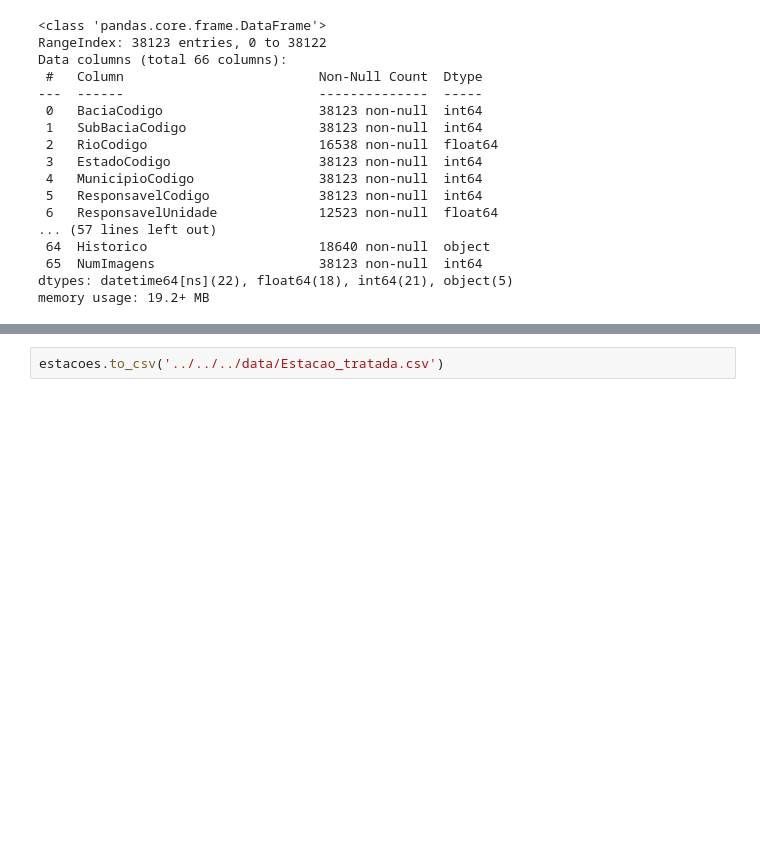
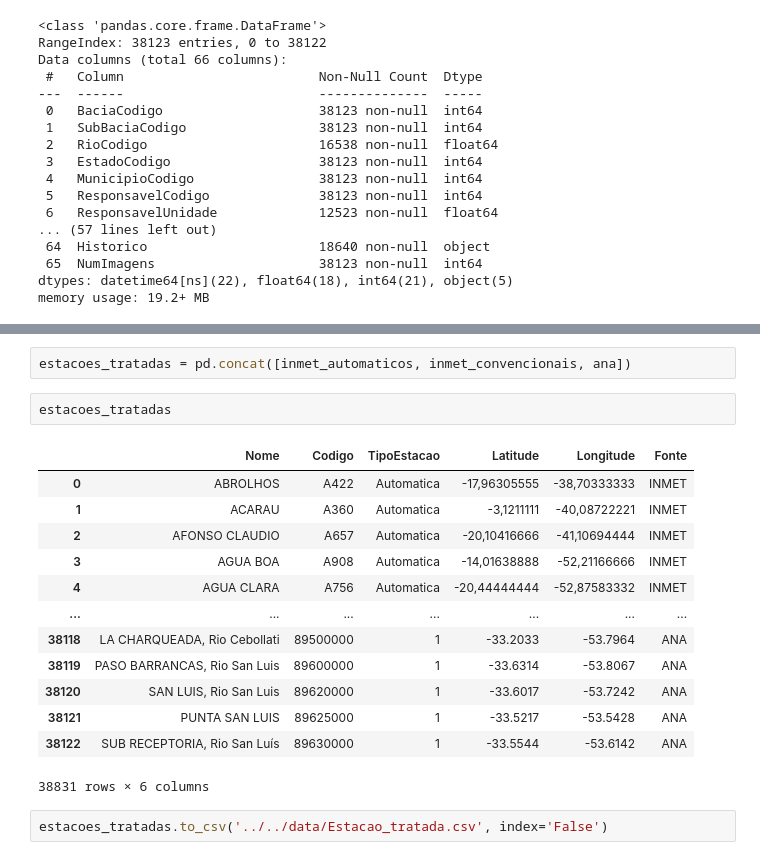
Before and after one commit to Renatolopo/Agriclima, a Jupyter notebook: app-web/AgriClima/tratamento_estacoes.ipynb, the cells around one changed output, grey strips where cells are left out. Saved outputs shown, nothing was run; the diff lists cells and outputs as text; blank space fills up the shorter version.

```diff
--- a/app-web/AgriClima/tratamento_estacoes.ipynb
+++ b/app-web/AgriClima/tratamento_estacoes.ipynb
@@ -90,2 +112,20 @@ ModuleNotFoundError: No module named 'AppAgriClima'
+# %%
+estacoes_tratadas = pd.concat([inmet_automaticos, inmet_convencionais, ana])
+# %%
+estacoes_tratadas
+# %% [output]
+|  | Nome | Codigo | TipoEstacao | Latitude | Longitude | Fonte |
+| 0 | ABROLHOS | A422 | Automatica | -17,96305555 | -38,70333333 | INMET |
+| 1 | ACARAU | A360 | Automatica | -3,1211111 | -40,08722221 | INMET |
+| 2 | AFONSO CLAUDIO | A657 | Automatica | -20,10416666 | -41,10694444 | INMET |
+| 3 | AGUA BOA | A908 | Automatica | -14,01638888 | -52,21166666 | INMET |
+| 4 | AGUA CLARA | A756 | Automatica | -20,44444444 | -52,87583332 | INMET |
+| ... | ... | ... | ... | ... | ... | ... |
+| 38118 | LA CHARQUEADA, Rio Cebollati | 89500000 | 1 | -33.2033 | -53.7964 | ANA |
+| 38119 | PASO BARRANCAS, Rio San Luis | 89600000 | 1 | -33.6314 | -53.8067 | ANA |
+| 38120 | SAN LUIS, Rio San Luis | 89620000 | 1 | -33.6017 | -53.7242 | ANA |
+| 38121 | PUNTA SAN LUIS | 89625000 | 1 | -33.5217 | -53.5428 | ANA |
+| 38122 | SUB RECEPTORIA, Rio San Luís | 89630000 | 1 | -33.5544 | -53.6142 | ANA |
+38831 rows × 6 columns
 # %%
-estacoes.to_csv('../../../data/Estacao_tratada.csv')
+estacoes_tratadas.to_csv('../../data/Estacao_tratada.csv', index='False')
```
Also changed, not shown: parts of 10 cells of this notebook, 11 other files.
